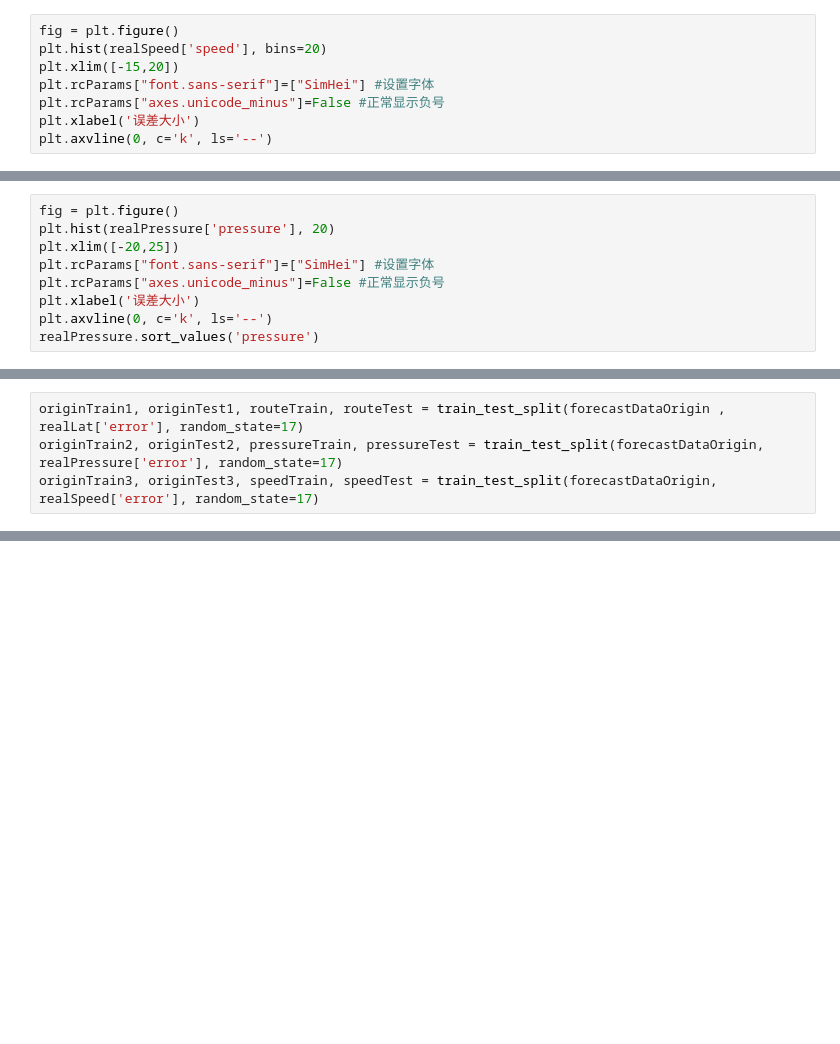
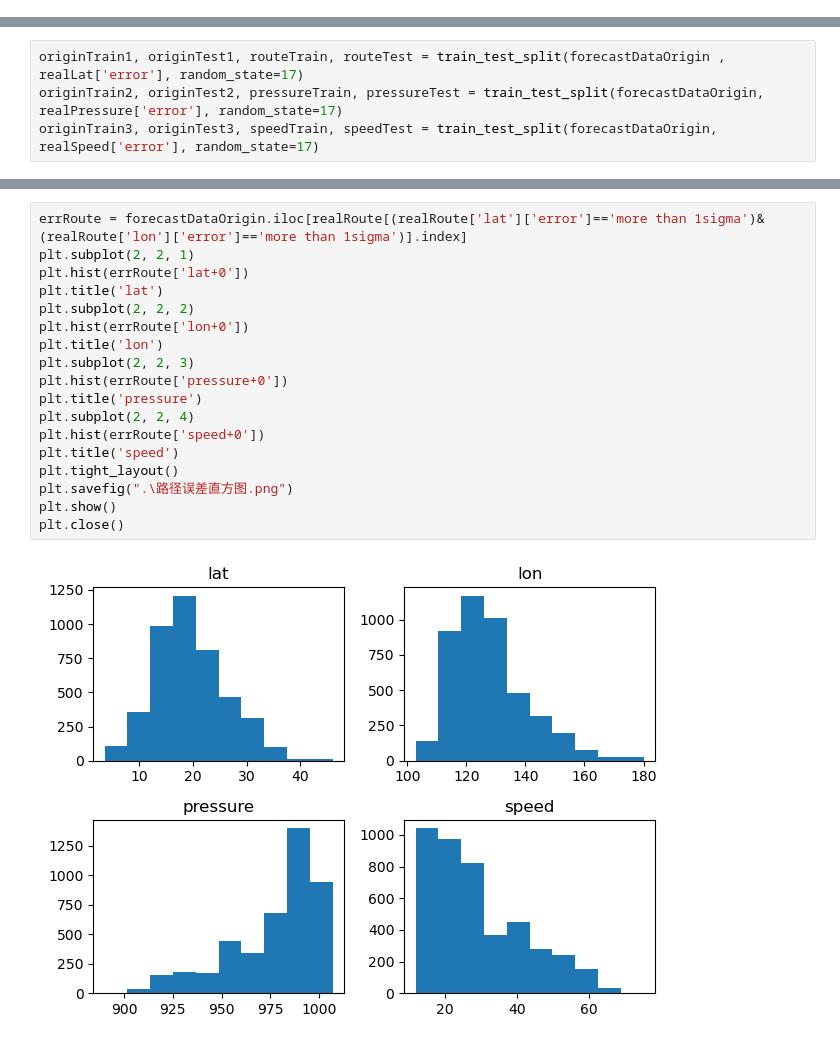
Before and after one commit to leosssssss/dachuang, a Jupyter notebook: typhoonForecastTree.ipynb, the cells around one changed output, grey strips where cells are left out. Saved outputs shown, nothing was run; the diff lists cells and outputs as text; blank space fills up the shorter version.

```diff
--- a/typhoonForecastTree.ipynb
+++ b/typhoonForecastTree.ipynb
@@ -65,8 +76,0 @@ realRoute = pd.concat([realLat, realLon], axis=1, keys=['lat', 'lon'])
-# %%
-fig = plt.figure()
-plt.hist(realSpeed['speed'], bins=20)
-plt.xlim([-15,20])
-plt.rcParams["font.sans-serif"]=["SimHei"] #设置字体
-plt.rcParams["axes.unicode_minus"]=False #正常显示负号
-plt.xlabel('误差大小')
-plt.axvline(0, c='k', ls='--')
@@ -76,9 +76,0 @@ plt.axvline(0, c='k', ls='--')
-# %%
-fig = plt.figure()
-plt.hist(realPressure['pressure'], 20)
-plt.xlim([-20,25])
-plt.rcParams["font.sans-serif"]=["SimHei"] #设置字体
-plt.rcParams["axes.unicode_minus"]=False #正常显示负号
-plt.xlabel('误差大小')
-plt.axvline(0, c='k', ls='--')
-realPressure.sort_values('pressure')
@@ -219,0 +189,20 @@ export_graphviz(estimator1, out_file='routeTree.dot', feature_names=['lat', 'lon
+# %%
+errRoute = forecastDataOrigin.iloc[realRoute[(realRoute['lat']['error']=='more than 1sigma')&(realRoute['lon']['error']=='more than 1sigma')].index]
+plt.subplot(2, 2, 1)
+plt.hist(errRoute['lat+0'])
+plt.title('lat')
+plt.subplot(2, 2, 2)
+plt.hist(errRoute['lon+0'])
+plt.title('lon')
+plt.subplot(2, 2, 3)
+plt.hist(errRoute['pressure+0'])
+plt.title('pressure')
+plt.subplot(2, 2, 4)
+plt.hist(errRoute['speed+0'])
+plt.title('speed')
+plt.tight_layout()
+plt.savefig(".\路径误差直方图.png")
+plt.show()
+plt.close()
+# %% [output]
+[figure, added]
```
Also changed, not shown: parts of 29 cells of this notebook.
